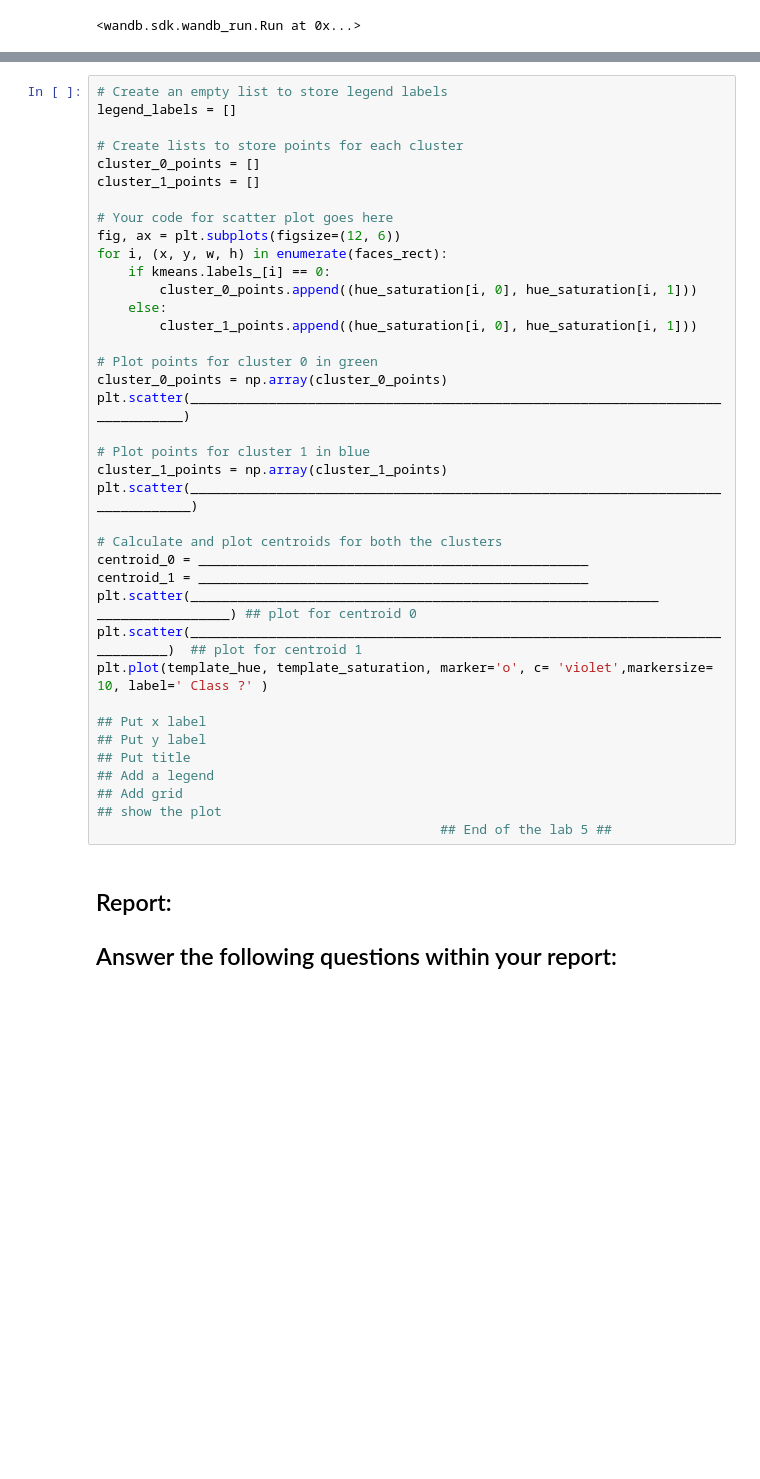
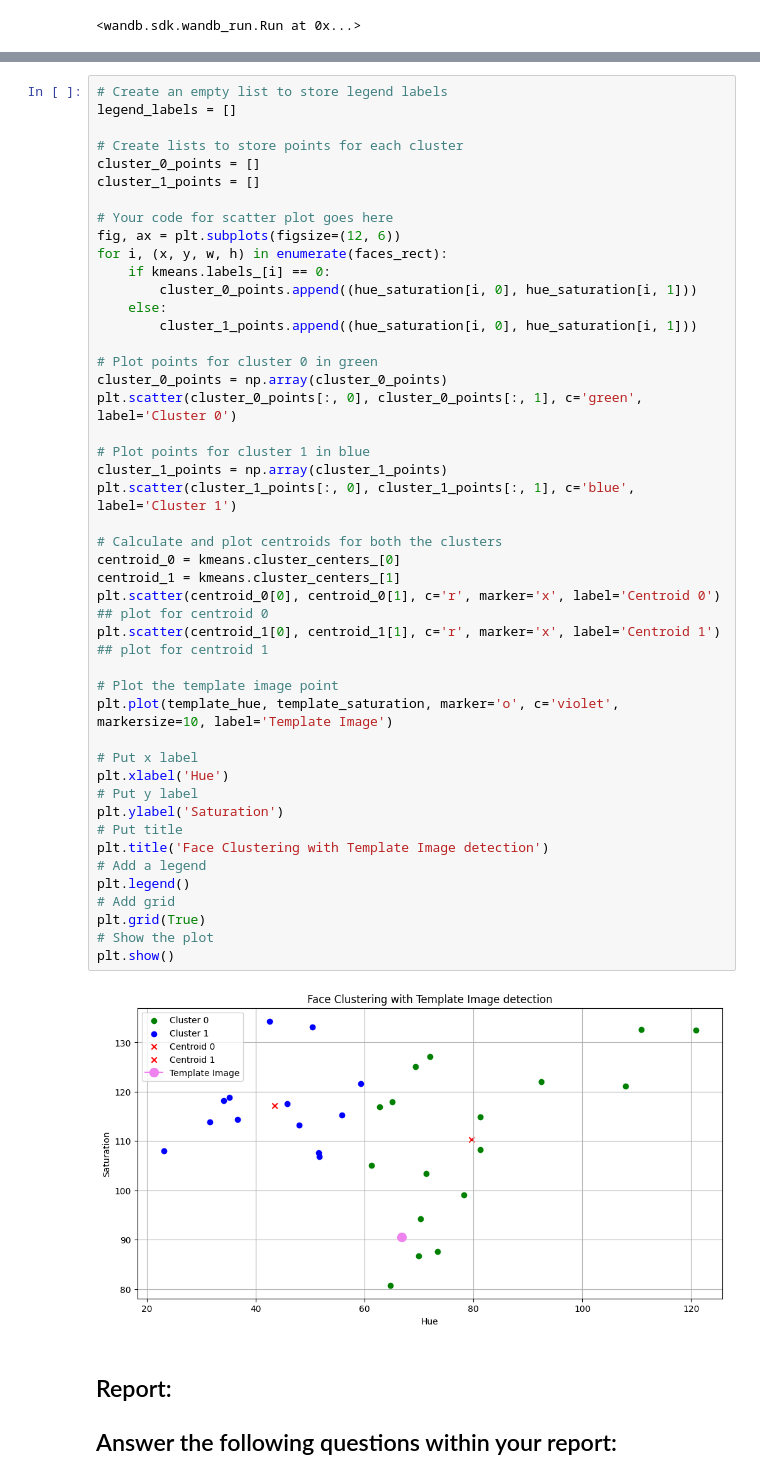
Before and after one commit to Sanskar7388/distance_classification, a Jupyter notebook: sanskar_lab-5.ipynb, the cells around one changed output, grey strips where cells are left out. Drawn from its saved outputs; the diff is of its cells as text; blank space fills up the shorter version.

```diff
--- a/sanskar_lab-5.ipynb
+++ b/sanskar_lab-5.ipynb
@@ -184,41 +186,50 @@ ax.add_artist(ab)
 # %%
 # Create an empty list to store legend labels
 legend_labels = []
 
 # Create lists to store points for each cluster
 cluster_0_points = []
 cluster_1_points = []
 
 # Your code for scatter plot goes here
 fig, ax = plt.subplots(figsize=(12, 6))
 for i, (x, y, w, h) in enumerate(faces_rect):
     if kmeans.labels_[i] == 0:
         cluster_0_points.append((hue_saturation[i, 0], hue_saturation[i, 1]))
     else:
         cluster_1_points.append((hue_saturation[i, 0], hue_saturation[i, 1]))
 
 # Plot points for cluster 0 in green
 cluster_0_points = np.array(cluster_0_points)
-plt.scatter(_______________________________________________________________________________)
+plt.scatter(cluster_0_points[:, 0], cluster_0_points[:, 1], c='green', label='Cluster 0')
 
 # Plot points for cluster 1 in blue
 cluster_1_points = np.array(cluster_1_points)
-plt.scatter(________________________________________________________________________________)
+plt.scatter(cluster_1_points[:, 0], cluster_1_points[:, 1], c='blue', label='Cluster 1')
 
 # Calculate and plot centroids for both the clusters
-centroid_0 = __________________________________________________
-centroid_1 = __________________________________________________
-plt.scatter(____________________________________________________________ _________________) ## plot for centroid 0
-plt.scatter(_____________________________________________________________________________)  ## plot for centroid 1
-plt.plot(template_hue, template_saturation, marker='o', c= 'violet',markersize= 10, label=' Class ?' )
+centroid_0 = kmeans.cluster_centers_[0]
+centroid_1 = kmeans.cluster_centers_[1]
+plt.scatter(centroid_0[0], centroid_0[1], c='r', marker='x', label='Centroid 0') ## plot for centroid 0
+plt.scatter(centroid_1[0], centroid_1[1], c='r', marker='x', label='Centroid 1') ## plot for centroid 1
 
-## Put x label
-## Put y label
-## Put title
-## Add a legend
-## Add grid
-## show the plot
-                                            ## End of the lab 5 ##
+# Plot the template image point
+plt.plot(template_hue, template_saturation, marker='o', c='violet', markersize=10, label='Template Image')
+
+# Put x label
+plt.xlabel('Hue')
+# Put y label
+plt.ylabel('Saturation')
+# Put title
+plt.title('Face Clustering with Template Image detection')
+# Add a legend
+plt.legend()
+# Add grid
+plt.grid(True)
+# Show the plot
+plt.show()
+# %% [output]
+[figure, added]
 # %% [markdown]
 ## Report:
 ## Answer the following questions within your report:
```
Also changed, not shown: parts of 5 cells of this notebook.
